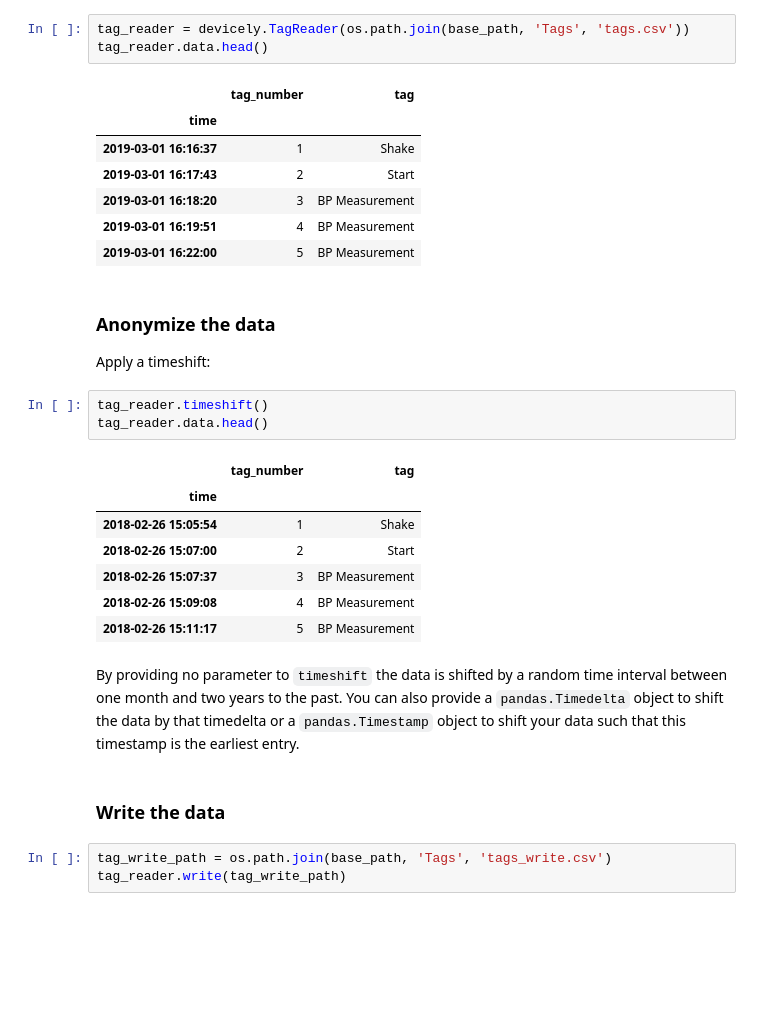
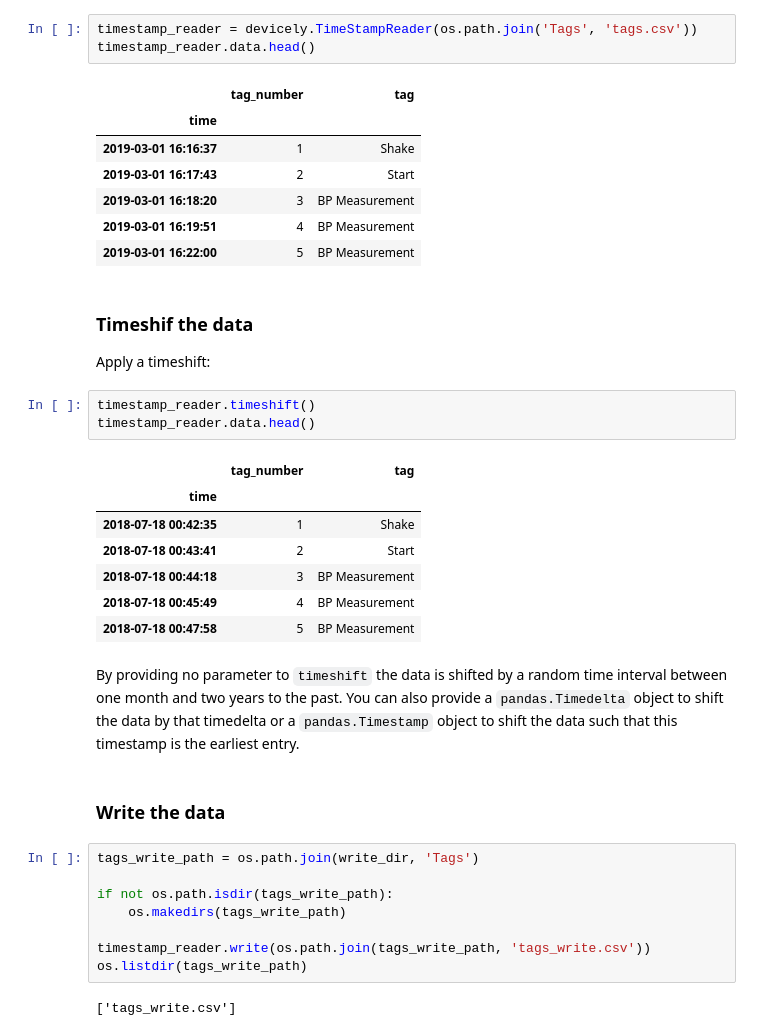
Before and after one commit to hpi-dhc/devicely, a Jupyter notebook: sphinx/examples.ipynb, the cells around one changed output. Saved outputs shown, nothing was run; the diff lists cells and outputs as text; blank space fills up the shorter version.

```diff
--- a/sphinx/examples.ipynb
+++ b/sphinx/examples.ipynb
@@ -376,8 +365,8 @@ You can use the TagReader to read data created by the Android app TimeStamp. Res
 # %% [markdown]
 ### Read the data
 # %%
-tag_reader = devicely.TagReader(os.path.join(base_path, 'Tags', 'tags.csv'))
-tag_reader.data.head()
+timestamp_reader = devicely.TimeStampReader(os.path.join('Tags', 'tags.csv'))
+timestamp_reader.data.head()
 # %% [output]
 |  | tag_number | tag |
 | time |  |  |
@@ -387,24 +376,31 @@ tag_reader.data.head()
 | 2019-03-01 16:19:51 | 4 | BP Measurement |
 | 2019-03-01 16:22:00 | 5 | BP Measurement |
 # %% [markdown]
-### Anonymize the data
+### Timeshif the data
 
 Apply a timeshift:
 # %%
-tag_reader.timeshift()
-tag_reader.data.head()
+timestamp_reader.timeshift()
+timestamp_reader.data.head()
 # %% [output]
 |  | tag_number | tag |
 | time |  |  |
-| 2018-02-26 15:05:54 | 1 | Shake |
-| 2018-02-26 15:07:00 | 2 | Start |
-| 2018-02-26 15:07:37 | 3 | BP Measurement |
-| 2018-02-26 15:09:08 | 4 | BP Measurement |
-| 2018-02-26 15:11:17 | 5 | BP Measurement |
+| 2018-07-18 00:42:35 | 1 | Shake |
+| 2018-07-18 00:43:41 | 2 | Start |
+| 2018-07-18 00:44:18 | 3 | BP Measurement |
+| 2018-07-18 00:45:49 | 4 | BP Measurement |
+| 2018-07-18 00:47:58 | 5 | BP Measurement |
 # %% [markdown]
-By providing no parameter to `timeshift` the data is shifted by a random time interval between one month and two years to the past. You can also provide a `pandas.Timedelta` object to shift the data by that timedelta or a `pandas.Timestamp` object to shift your data such that this timestamp is the earliest entry.
+By providing no parameter to `timeshift` the data is shifted by a random time interval between one month and two years to the past. You can also provide a `pandas.Timedelta` object to shift the data by that timedelta or a `pandas.Timestamp` object to shift the data such that this timestamp is the earliest entry.
 # %% [markdown]
 ### Write the data
-# %%
-tag_write_path = os.path.join(base_path, 'Tags', 'tags_write.csv')
-tag_reader.write(tag_write_path)
+# %%
+tags_write_path = os.path.join(write_dir, 'Tags')
+
+if not os.path.isdir(tags_write_path):
+    os.makedirs(tags_write_path)
+
+timestamp_reader.write(os.path.join(tags_write_path, 'tags_write.csv'))
+os.listdir(tags_write_path)
+# %% [output]
+['tags_write.csv']
```
Also changed, not shown: parts of 52 cells of this notebook.
